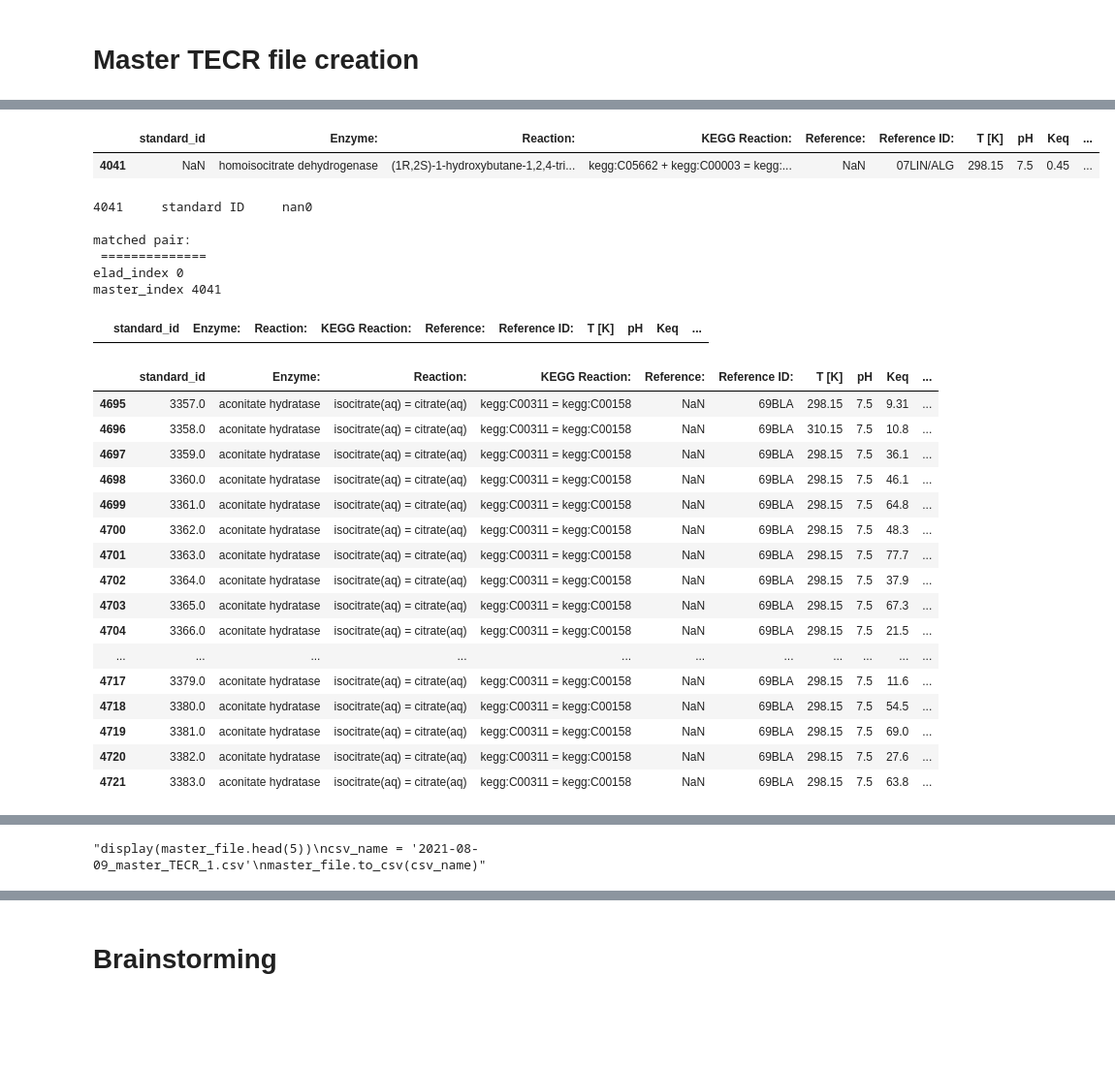
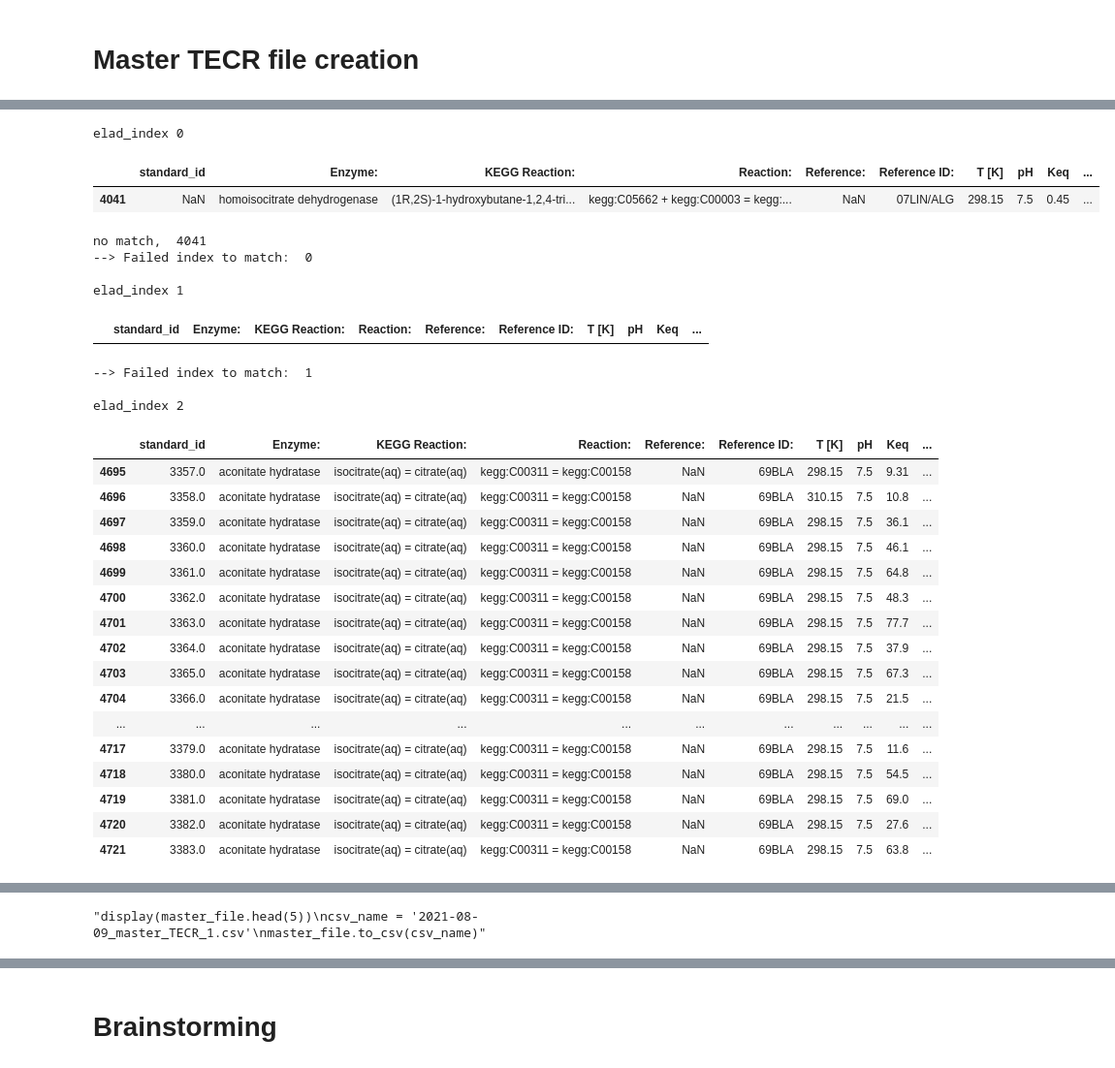
Before and after one commit to freiburgermsu/Biochemical-databases, a Jupyter notebook: TECR/TECR_files/2021-07-05_TECRDB_scraping&ModelSEED_contribution.ipynb, the cells around one changed output, grey strips where cells are left out. Shown at 97% size. Saved outputs shown, nothing was run; the diff lists cells and outputs as text; code cells hidden in the pictures; blank space fills up the shorter version.

```diff
--- a/TECR/TECR_files/2021-07-05_TECRDB_scraping&ModelSEED_contribution.ipynb
+++ b/TECR/TECR_files/2021-07-05_TECRDB_scraping&ModelSEED_contribution.ipynb
@@ -990,7 +990,6 @@ Total reactions in TSV: 280
 # Master TECR file creation
 # %%
 from datetime import date
-from numpy import nan
 import pandas
 import re
 
@@ -1031,9 +1030,10 @@ print('\nMissing enzymes in our file: ', len(missing_references), '\n', missing_
 
 
 # establish standard IDs for each TECR datum
-column_nans = [nan for row in range(len(our_file))]
-our_file.insert(0, 'Standard_ID', column_nans)
+column_nans = ['' for row in range(len(our_file))]
+our_file.insert(0, 'standard_id', column_nans)
 
+del elad_file['standard_id']
 standard_ids = [id for id in range(len(elad_file))]
 elad_file.insert(0, 'standard_id', standard_ids)
 elad_file.to_csv('TECRDB_Elad_Noor.csv')
@@ -1069,9 +1069,9 @@ for elad_index, elad_row in elad_file.iterrows():
         add_ph = elad_row['p_h']
 
         # add a new row at the end of our dataframe, according to our column organization
-        our_file.loc[len(our_file.index)] = [add_enzyme, add_reaction, add_kegg_reaction, nan, add_reference, add_temperature, add_ph, add_k, nan, add_method, nan, add_pmg, add_ec, nan, nan, nan, add_ionic_strength, nan]
+        our_file.loc[len(our_file.index)] = ['', add_enzyme, add_reaction, add_kegg_reaction, '', add_reference, add_temperature, add_ph, add_k, '', add_method, '', add_pmg, add_ec, '', '', '', add_ionic_strength, '']
 
 # export the combined master file
 display(our_file.tail(5))
-output = '{}_master_TECR_1.csv'.format(date.today())
+output = '2021-08-08_master_TECR_1.csv'.format(date.today())
 our_file.to_csv(output)
@@ -1166,7 +1219,7 @@ empty = [nan, 'nan', None, ' ', 'NaN']
 
 # import the spreadsheets
 elad_file = pandas.read_csv('TECRDB_Elad_Noor.csv')
-master_file = pandas.read_csv('2021-08-08_master_TECR_1.csv')
+master_file = pandas.read_csv('2021-08-09_master_TECR_1.csv')
 for column in master_file:
     if re.search('Unnamed', column):
         del master_file[column]
@@ -1180,47 +1233,47 @@ def redefine_master(master_file, master_row, elad_row):
     # match magnesium concentrations
     if float(master_pmg) == float(elad_pmg):
         pass
-    elif master_pmg in empty:
+    elif master_pmg is nan:
         master_row['Experimental conditions'] = '{} = -log[Mg+2]'.format(str(elad_row['p_mg']))
-    elif elad_pmg not in empty:
+    elif elad_pmg is not nan:
         master_row['Experimental conditions'] = "".join([str(master_pmg), ' or {} (-log[Mg+2])'.format(str(elad_pmg))])
         print(master_index, '\t', 'pmg', '\t', master_row['Experimental conditions'])
 
     # match methods
     if master_method == elad_method:
         pass
-    elif master_method in empty:
+    elif master_method is nan:
         master_row['Method:'] = elad_method
-    elif elad_pmg not in empty:
+    elif elad_pmg is not nan:
         master_row['Method:'] = "".join([master_method, elad_method])
         print(master_index, '\t', 'method', '\t', master_row['Method:'])
 
     # match EC values
     if master_ec == elad_ec:
         pass
-    elif master_ec in empty:
+    elif master_ec is nan:
         master_row['EC Value:'] = elad_ec
-    elif elad_pmg not in empty:
+    elif elad_pmg is not nan:
         master_row['EC Value:'] = "".join([master_ec, elad_ec])
         print(master_index, '\t', 'EC', '\t', master_row['EC Value:'])
 
     # match ionic strength concentrations
     if master_ionic_strength == elad_ionic_strength:
         pass
-    elif master_ionic_strength in empty:
+    elif master_ionic_strength is nan:
         master_row['Ionic strength [mol / dm^3]'] = elad_ec
-    elif elad_pmg not in empty:
+    elif elad_pmg is not nan:
         master_row['Ionic strength [mol / dm^3]'] = "".join([str(master_ionic_strength), elad_ionic_strength])
         print(master_index, '\t', 'ionic strength', '\t', master_row['Ionic strength [mol / dm^3]'])
 
     # match magnesium concentrations
     if master_id == elad_id:
         pass
-    elif master_id in empty:
+    elif master_id is nan or master_id in ['nan', 'NaN', None]:
         master_row['standard_id'] = elad_id
-    elif elad_pmg not in empty:
+    elif elad_pmg is not nan:
         master_row['standard_id'] = "".join([str(master_id), str(elad_id)])
-        print(master_index, '\t', 'standard ID', '\t', master_row['standard_id'])
+        print(master_index, '\t', 'standard_id', '\t', master_row['standard_id'])
 
     # print the datum pair for manual inspection
     announcement = '\nmatched pair:'
@@ -1228,8 +1281,9 @@ def redefine_master(master_file, master_row, elad_row):
     print('elad_index', elad_index)
     print('master_index', master_index, '\n')
 
+    master_file.loc[len(master_file.index)] = [elad_id, elad_enzyme, elad_reaction, elad_kegg_reaction, nan, elad_reference, elad_temperature, elad_ph, elad_k, nan, elad_method, nan, elad_pmg, elad_ec, nan, nan, nan, elad_ionic_strength, nan]
+
     return True
-    master_file.loc[len(master_file.index)] = [elad_id, elad_enzyme, elad_reaction, elad_kegg_reaction, nan, elad_reference, elad_temperature, elad_ph, elad_k, nan, elad_method, nan, elad_pmg, elad_ec, nan, nan, nan, elad_ionic_strength, nan]
 
 
 
@@ -1238,6 +1292,7 @@ unmatched_datums.append('Unmatched standard IDs')
 display_count = 0
 for elad_index, elad_row in elad_file.iterrows():
     matched_datum = False
+    print('\nelad_index', elad_index)
 
     # define the Elad values for this datum
     elad_id = elad_row['standard_id']
@@ -1275,49 +1330,53 @@ for elad_index, elad_row in elad_file.iterrows():
         master_ph = master_row['pH ']
         master_k = master_row['Keq']
 
         #possible_match_count = 0
         if elad_reference == master_reference_id and elad_reaction == master_reaction and not matched_datum:
-            if elad_temperature not in empty:
+            if elad_temperature is not nan:
                 if float(elad_temperature) != float(master_temperature):
-                    print('temperature', '\t', elad_temperature, '\t', master_temperature)
+                    print(master_index, '\t','temperature', '\t', elad_temperature, '\t', master_temperature)
                     continue
 
-            if elad_ph not in empty:
+            if elad_ph is not nan:
                 if float(elad_ph) != float(master_ph):
-                    print('ph', '\t', elad_ph, '\t', master_ph)
+                    print(master_index, '\t','ph', '\t', elad_ph, '\t', master_ph)
                     continue
 
-            if elad_k not in empty:
+            if elad_k is not nan:
                 if float(elad_k) != float(master_k):
-                    print('Keq', '\t', elad_k, '\t', master_k)
+                    print(master_index, '\t', 'Keq', '\t', elad_k, '\t', master_k)
                     continue
 
             matched_datum = redefine_master(master_file, master_row, elad_row)
             break
+        print('no match, ', master_index)
 
     if not matched_datum:
+        print('--> Failed index to match: ', elad_index)
         unmatched_datums.append(str(elad_index))
 
 # export the unmatched datums
 with open('2021-08-08_unmatched elad TECR datums.txt', 'w') as output:
     output.write('\n'.join(unmatched_datums))
     output.close()
 
 # export the combined master file
 '''display(master_file.head(5))
 csv_name = '2021-08-09_master_TECR_1.csv'
 master_file.to_csv(csv_name)'''
 # %% [output]
+elad_index 0
-|  | standard_id | Enzyme: | Reaction: | KEGG Reaction: | Reference: | Reference ID: | T [K] | pH | Keq | ... |
+|  | standard_id | Enzyme: | KEGG Reaction: | Reaction: | Reference: | Reference ID: | T [K] | pH | Keq | ... |
 | 4041 | NaN | homoisocitrate dehydrogenase | (1R,2S)-1-hydroxybutane-1,2,4-tri... | kegg:C05662 + kegg:C00003 = kegg:... | NaN | 07LIN/ALG | 298.15 | 7.5 | 0.45 | ... |
-4041     standard ID     nan0
-
-matched pair:
- ==============
-elad_index 0
-master_index 4041
+no match,  4041
+--> Failed index to match:  0
+
+elad_index 1
-|  | standard_id | Enzyme: | Reaction: | KEGG Reaction: | Reference: | Reference ID: | T [K] | pH | Keq | ... |
+|  | standard_id | Enzyme: | KEGG Reaction: | Reaction: | Reference: | Reference ID: | T [K] | pH | Keq | ... |
+--> Failed index to match:  1
+
+elad_index 2
-|  | standard_id | Enzyme: | Reaction: | KEGG Reaction: | Reference: | Reference ID: | T [K] | pH | Keq | ... |
+|  | standard_id | Enzyme: | KEGG Reaction: | Reaction: | Reference: | Reference ID: | T [K] | pH | Keq | ... |
 | 4695 | 3357.0 | aconitate hydratase | isocitrate(aq) = citrate(aq) | kegg:C00311 = kegg:C00158 | NaN | 69BLA | 298.15 | 7.5 | 9.31 | ... |
 | 4696 | 3358.0 | aconitate hydratase | isocitrate(aq) = citrate(aq) | kegg:C00311 = kegg:C00158 | NaN | 69BLA | 310.15 | 7.5 | 10.8 | ... |
 | 4697 | 3359.0 | aconitate hydratase | isocitrate(aq) = citrate(aq) | kegg:C00311 = kegg:C00158 | NaN | 69BLA | 298.15 | 7.5 | 36.1 | ... |
@@ -1388 +1463,0 @@ master_index 4333
-"display(master_file.head(5))\ncsv_name = '2021-08-09_master_TECR_1.csv'\nmaster_file.to_csv(csv_name)"
@@ -1389,3 +1481,4 @@ master_index 4333
+"display(master_file.head(5))\ncsv_name = '2021-08-09_master_TECR_1.csv'\nmaster_file.to_csv(csv_name)"
 # %%
 test = master_file.loc[master_file['Buffer:'] == 'phosphate']
 print(test)
```
Also changed, not shown: parts of 5 cells of this notebook.
